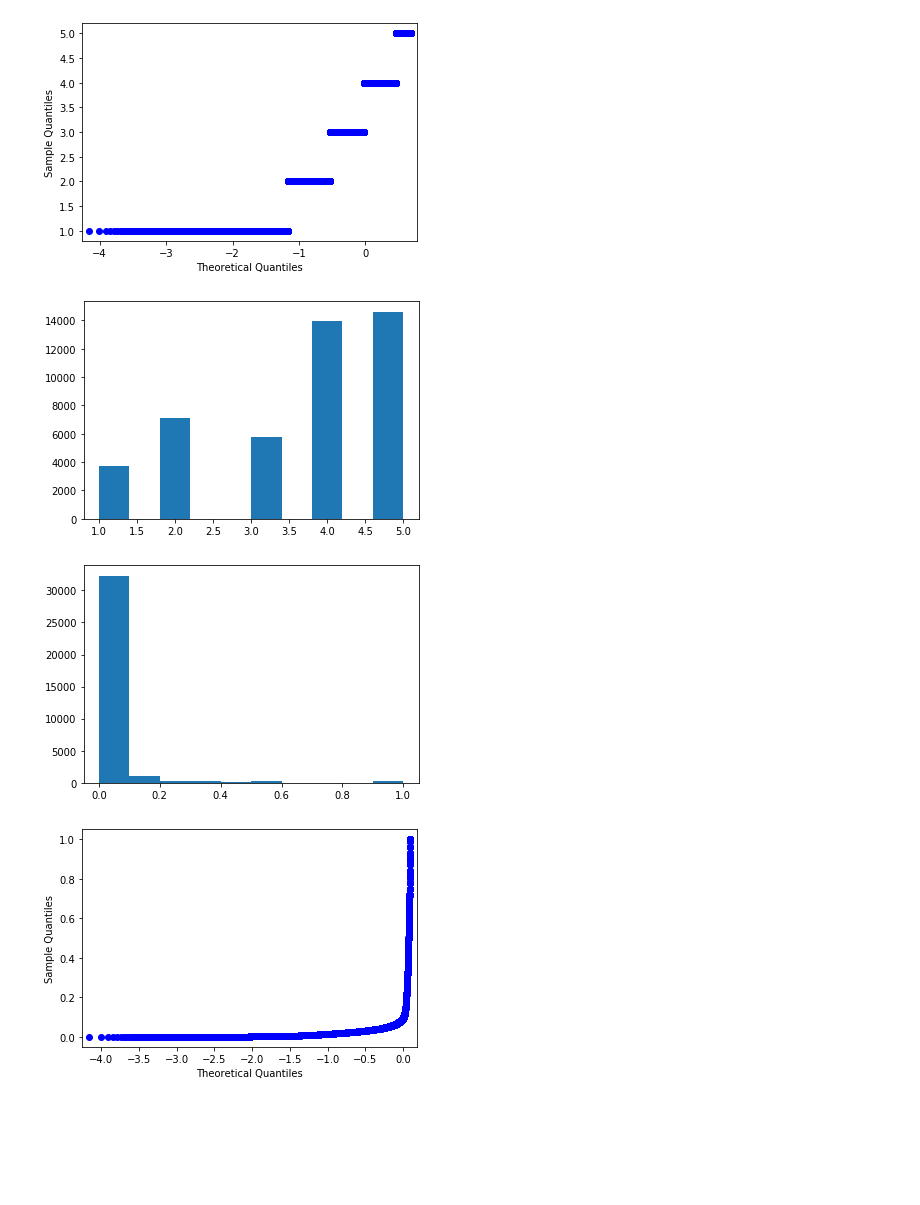
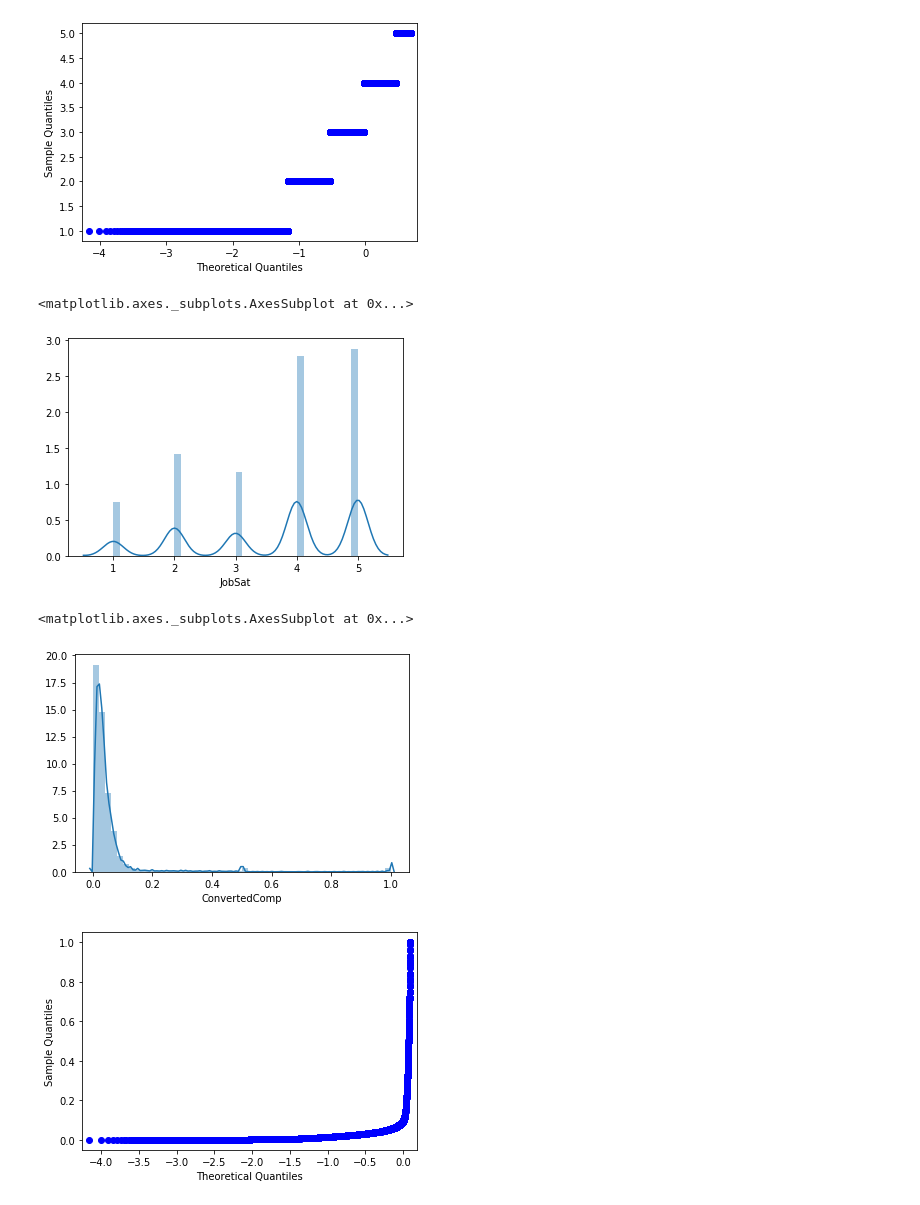
Before and after one commit to NoshinTahsin/SoftwareMetrics8th, a Jupyter notebook: anova-transformation.ipynb, the cells around one changed output. Cells and saved outputs as stored; diff of their text form; code cells hidden in the pictures; blank space fills up the shorter version.

```diff
--- a/anova-transformation.ipynb
+++ b/anova-transformation.ipynb
@@ -68,15 +70,19 @@ plt.show()
 # %% [output]
 [figure]
 # %%
-plt.hist(data['JobSat'])
-plt.show()
+#plt.hist(data['JobSat'])
+#plt.show()
+sns.distplot(data_out['JobSat'])
 # %% [output]
+<matplotlib.axes._subplots.AxesSubplot at 0x...>
-[figure, old version]
+[figure, new version]
 # %%
-plt.hist(data['ConvertedComp'])
-plt.show()
+#plt.hist(data['ConvertedComp'])
+#plt.show()
+sns.distplot(data['ConvertedComp'])
 # %% [output]
+<matplotlib.axes._subplots.AxesSubplot at 0x...>
-[figure, old version]
+[figure, new version]
 # %%
 # q-q plot
 qqplot(data['ConvertedComp'], line='s')
```
Also changed, not shown: parts of 9 cells of this notebook.
